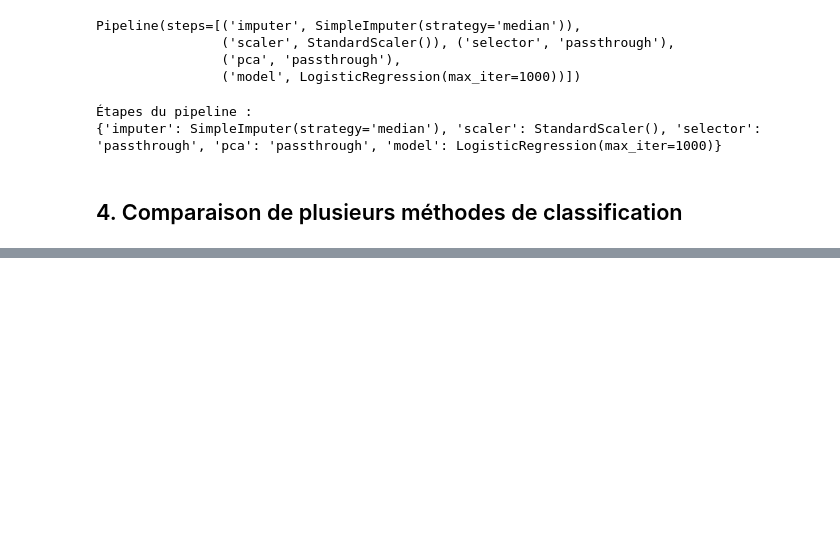
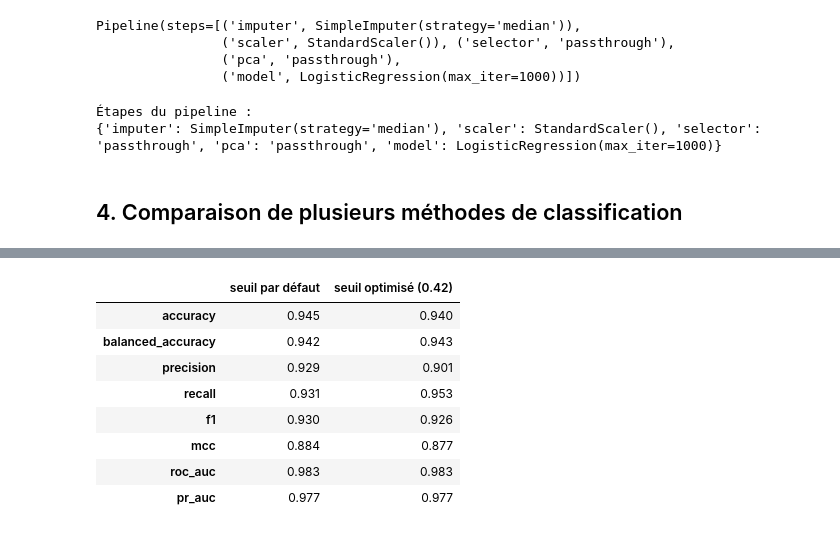
Before and after one commit to j4niro/ml-project, a Jupyter notebook: 01_spambase.ipynb, the cells around one changed output, grey strips where cells are left out. Saved outputs shown, nothing was run; the diff lists cells and outputs as text; code cells hidden in the pictures; blank space fills up the shorter version.

```diff
--- a/01_spambase.ipynb
+++ b/01_spambase.ipynb
@@ -339,0 +280,23 @@ ml.plot_confusion(
+# %%
+final = ml.build_pipeline(clone(best_model), **best_params)
+
+# Seuil de décision appris sur le train uniquement (scores hors-échantillon)
+oof = ml.oof_scores(final, X_train_spam, y_train_spam, cv=3)
+thr = ml.find_best_threshold(y_train_spam, oof, metric="f1")
+final.fit(X_train_spam, y_train_spam)
+
+res = pd.DataFrame({
+    "seuil par défaut": ml.evaluate_model(final, X_test_spam, y_test_spam),
+    f"seuil optimisé ({thr:.2f})": ml.evaluate_model(final, X_test_spam, y_test_spam, threshold=thr),
+}).round(3)
+res
+# %% [output]
+|  | seuil par défaut | seuil optimisé (0.42) |
+| accuracy | 0.945 | 0.940 |
+| balanced_accuracy | 0.942 | 0.943 |
+| precision | 0.929 | 0.901 |
+| recall | 0.931 | 0.953 |
+| f1 | 0.930 | 0.926 |
+| mcc | 0.884 | 0.877 |
+| roc_auc | 0.983 | 0.983 |
+| pr_auc | 0.977 | 0.977 |
```
Also changed, not shown: parts of 21 cells of this notebook, 1 other file.
